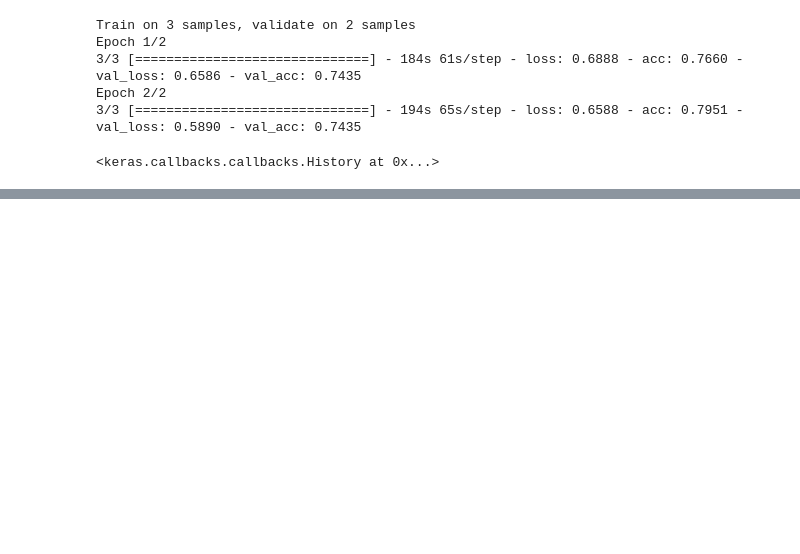
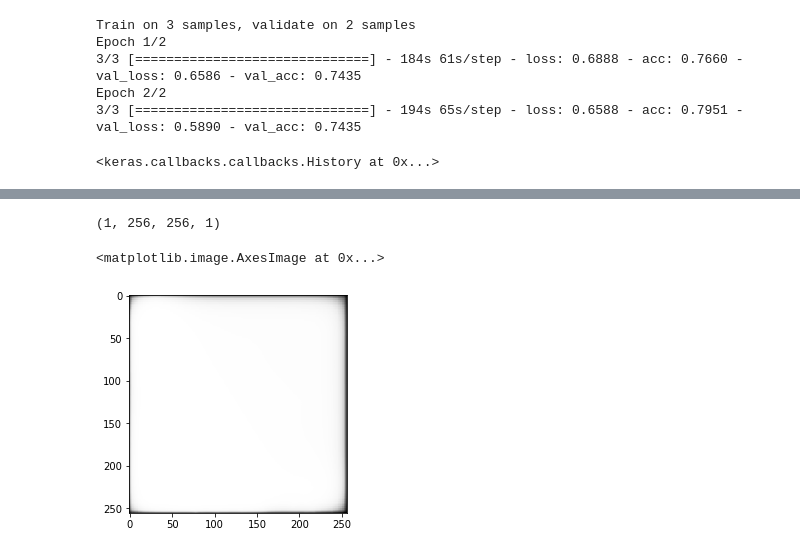
Before and after one commit to theodorhusefest/CS433-project2-road-segmentation, a Jupyter notebook: UNET.ipynb, the cells around one changed output, grey strips where cells are left out. Cells and saved outputs as stored; diff of their text form; code cells hidden in the pictures; blank space fills up the shorter version.

```diff
--- a/UNET.ipynb
+++ b/UNET.ipynb
@@ -100,8 +104,8 @@ Using TensorFlow backend.
 from keras.models import Model
 
 def UNET():
-    f = [50, 100, 200, 400, 800]
-    inputs = Input((400, 400, 3))
+    f = [32, 64, 128, 256, 512]
+    inputs = Input((256, 256, 3))
     p0 = inputs
 
     c1, p1 = contraction_block(p0, f[0])
@@ -159,0 +162,11 @@ OSError: Unable to open file (bad object header version number)
+# %%
+val = x[2:3, :, :, :]
+result = model.predict(val)
+result.shape
+# %% [output]
+(1, 256, 256, 1)
+# %%
+plt.imshow(result[0].reshape(256, 256), cmap = "Greys")
+# %% [output]
+<matplotlib.image.AxesImage at 0x...>
+[figure, added]
```
Also changed, not shown: parts of 7 cells of this notebook, 4 other files.
